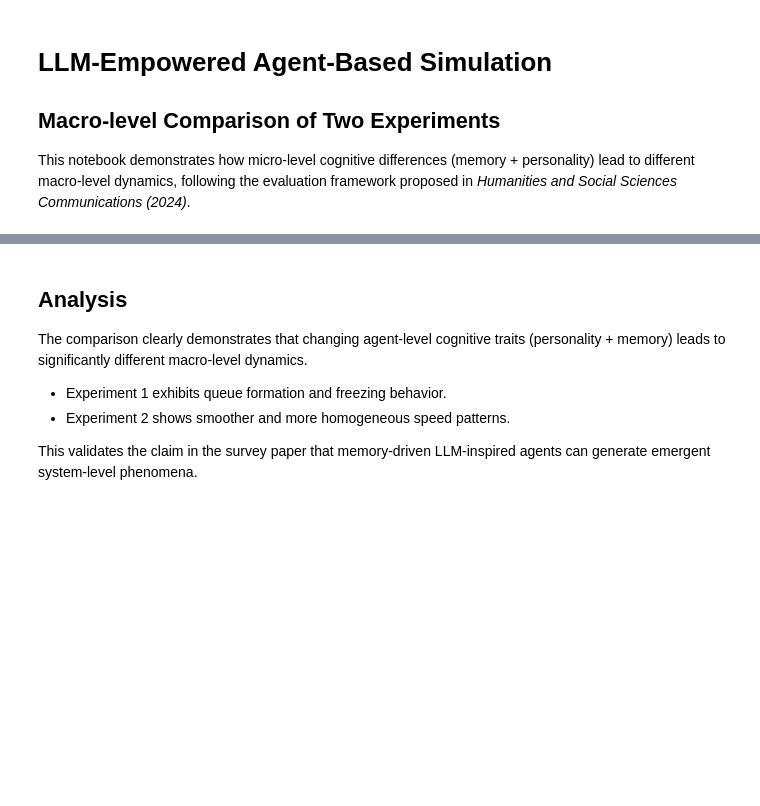
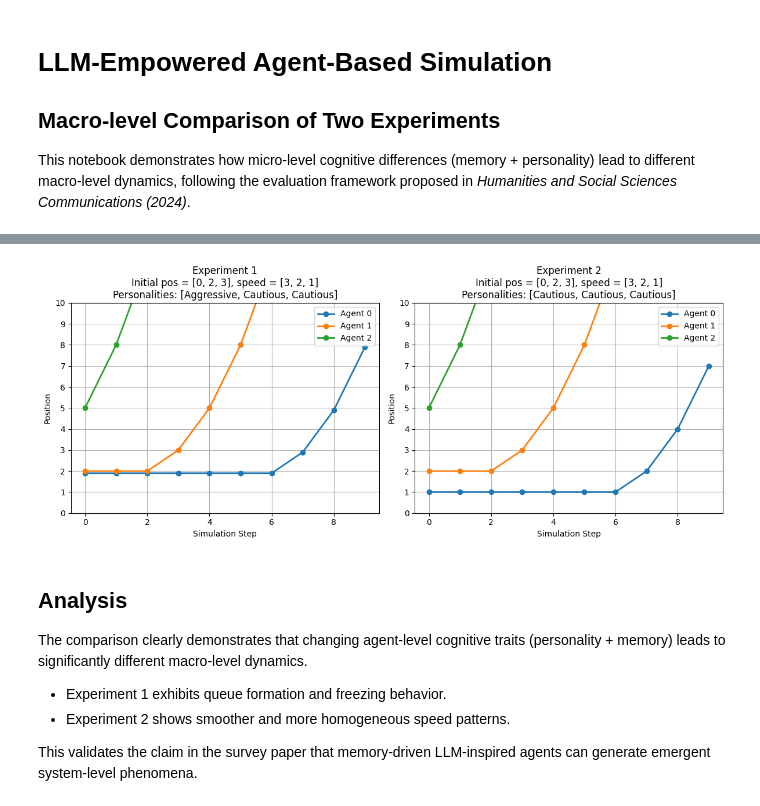
Before and after one commit to shervinkh1/llm-abms-traffic, a Jupyter notebook: demo/demo.ipynb, the cells around one changed output, grey strips where cells are left out. Drawn from its saved outputs; the diff is of its cells as text; code cells hidden in the pictures; blank space fills up the shorter version.

```diff
--- a/demo/demo.ipynb
+++ b/demo/demo.ipynb
@@ -152,3 +157,54 @@ plt.show()
+# %%
+import matplotlib.pyplot as plt
+import numpy as np
+
+plt.figure(figsize=(12, 5))
+
+# -------- Experiment 1 --------
+plt.subplot(1, 2, 1)
+for agent_id, positions in exp1_positions.items():
+    plt.plot(positions, marker='o', linewidth=2, label=f"Agent {agent_id}")
+
+plt.title(
+    "Experiment 1\n"
+    "Initial pos = [0, 2, 3], speed = [3, 2, 1]\n"
+    "Personalities: [Aggressive, Cautious, Cautious]"
+)
+plt.xlabel("Simulation Step")
+plt.ylabel("Position")
+
+# ✅ محور موقعیت از 0 تا 10 با تقسیم‌بندی واحدی
+plt.ylim(0, 10)
+plt.yticks(np.arange(0, 11, 1))
+
+plt.legend()
+plt.grid(True)
+
+
+# -------- Experiment 2 --------
+plt.subplot(1, 2, 2)
+for agent_id, positions in exp2_positions.items():
+    plt.plot(positions, marker='o', linewidth=2, label=f"Agent {agent_id}")
+
+plt.title(
+    "Experiment 2\n"
+    "Initial pos = [0, 2, 3], speed = [3, 2, 1]\n"
+    "Personalities: [Cautious, Cautious, Cautious]"
+)
+plt.xlabel("Simulation Step")
+plt.ylabel("Position")
+
+# ✅ همان تنظیم برای نمودار دوم
+plt.ylim(0, 10)
+plt.yticks(np.arange(0, 11, 1))
+
+plt.legend()
+plt.grid(True)
+
+plt.tight_layout()
+plt.show()
+# %% [output]
+[figure, added]
 # %% [markdown]
 ## Analysis
 
```
Also changed, not shown: parts of 5 cells of this notebook, 3 other files.
